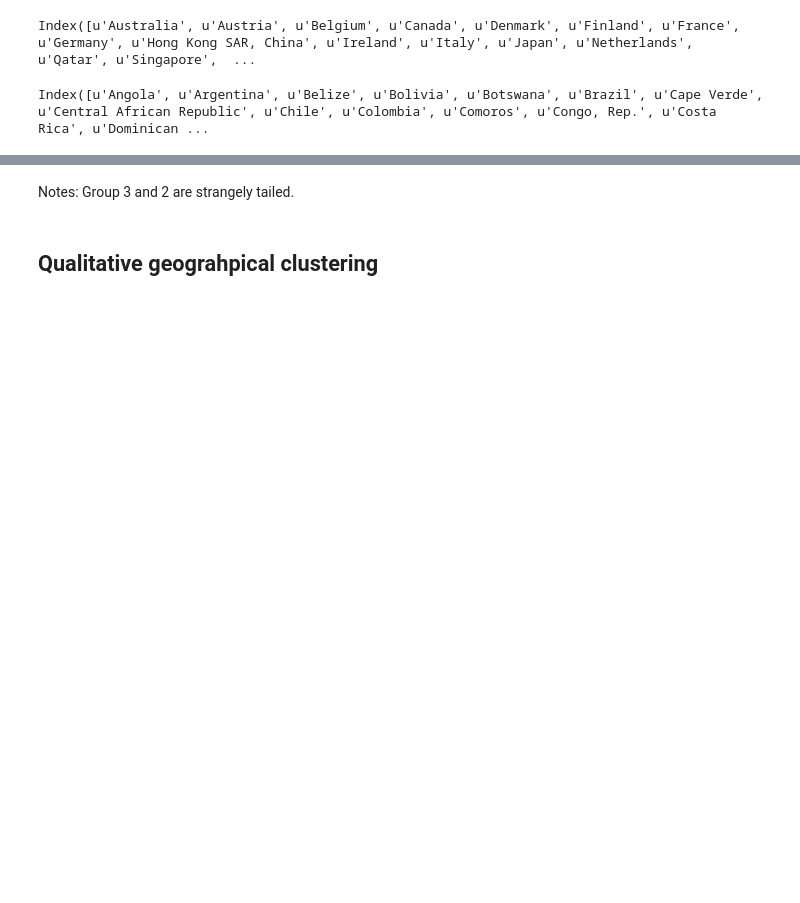
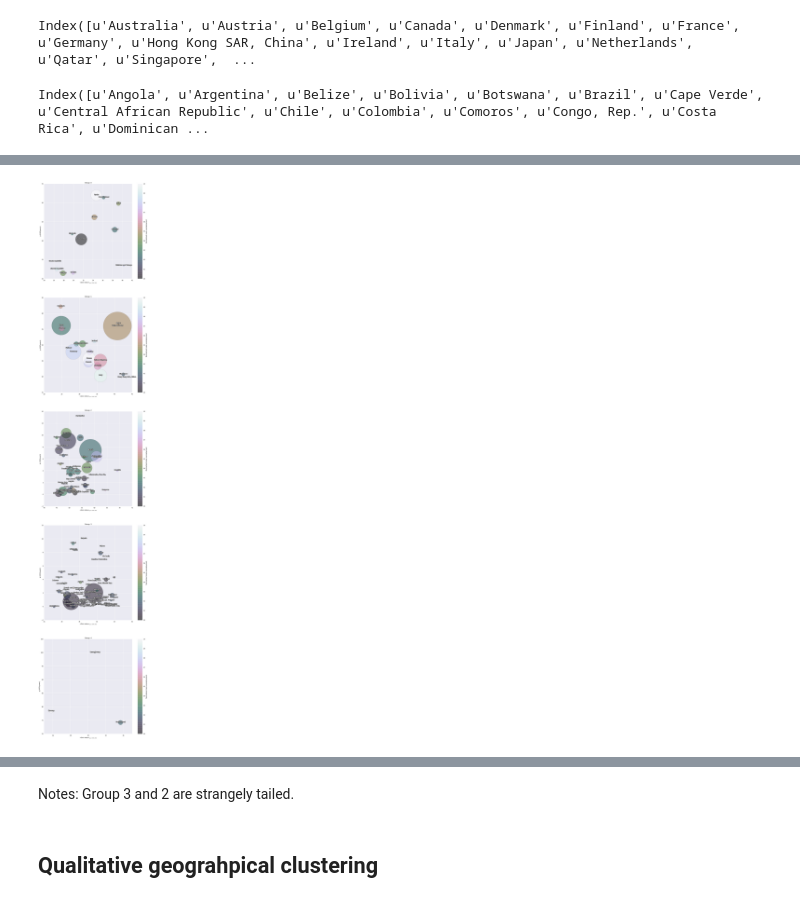
Before and after one commit to giulioungaretti/stats2013, a Jupyter notebook: Project2/Clustering.ipynb, the cells around one changed output, grey strips where cells are left out. Drawn from its saved outputs; the diff is of its cells as text; code cells hidden in the pictures; blank space fills up the shorter version.

```diff
--- a/Project2/Clustering.ipynb
+++ b/Project2/Clustering.ipynb
@@ -99 +202,50 @@ Index([u'Luxembourg', u'Norway', u'Switzerland'], dtype='object')
+# %%
+fig,axes = subplots(5,1 , figsize=(15,75))
+for group,ax  in zip([0,1,2,3,4],axes):
+    if group !=3:
+        data["pop_mean"] = population.mean()
+        data["unemployment"] = unemployment.mean()
+        color_map =  cm.spectral
+        color_qualit = [i for i in norm(data.unemployment[y_pred==group])] # create qualitative color maps from data
+
+        scatt = ax.scatter(data.Gini[y_pred==group], data.GDP_sum_norm_100[y_pred==group], c=color_qualit , s=data.pop_mean[y_pred==group]/6000,alpha=0.5)
+        a = fig.colorbar(scatt,label='Normalized male unemployment',ax =ax )
+
+
+        ax.set_ylabel('g (USD\years)')
+        ax.set_xlabel(r'<Gini index>$_{year: %.i - %.i }$ '%(1990,2010));
+        for label, x, y ,yp  in zip(data.index[y_pred==group], data.Gini[y_pred==group], data.GDP_sum_norm_100[y_pred==group], data.unemployment[y_pred==group]):
+            ax.annotate(
+                label[:],
+                xy = (x, y), xytext = (1,
+                                       1),fontsize=11, weight= 'semibold',color='white', horizontalalignment='center', path_effects=[PathEffects.withStroke(linewidth=2,
+                                                         foreground="k")],
+                textcoords = 'offset points')
+
+        ax.set_title("Group: {0}".format(group))
+    else:
+        data["pop_mean"] = population.mean()
+        data["unemployment"] = unemployment.mean()
+        color_map =  cm.spectral
+        color_qualit = [i for i in norm(data.unemployment[y_pred==group])] # create qualitative color maps from data
+
+
+        scatt = ax.scatter(data.Gini[y_pred==group], data.GDP_sum_norm_100[y_pred==group], c=color_qualit , s=data.pop_mean[y_pred==group]/60000,alpha=0.5)
+        a = fig.colorbar(scatt,label='Normalized male unemployment',ax =ax )
+
+
+        ax.set_ylabel('g (USD\years)')
+        ax.set_xlabel(r'<Gini index>$_{year: %.i - %.i }$ '%(1990,2010));
+        for label, x, y ,yp  in zip(data.index[y_pred==group], data.Gini[y_pred==group], data.GDP_sum_norm_100[y_pred==group], data.unemployment[y_pred==group]):
+            ax.annotate(
+                label[:],
+                xy = (x, y), xytext = (1,
+                                       1),fontsize=11, weight= 'semibold',color='white', horizontalalignment='center', path_effects=[PathEffects.withStroke(linewidth=2,
+                                                         foreground="k")],
+                textcoords = 'offset points')
+
+        ax.set_title("Group: {0}".format(group))
+# fig.savefig("{0}.pdf".format(group))  # un-comment to save fig
+# %% [output]
+[figure, added]
 # %% [markdown]
```
Also changed, not shown: parts of 21 cells of this notebook, 2 other files.
